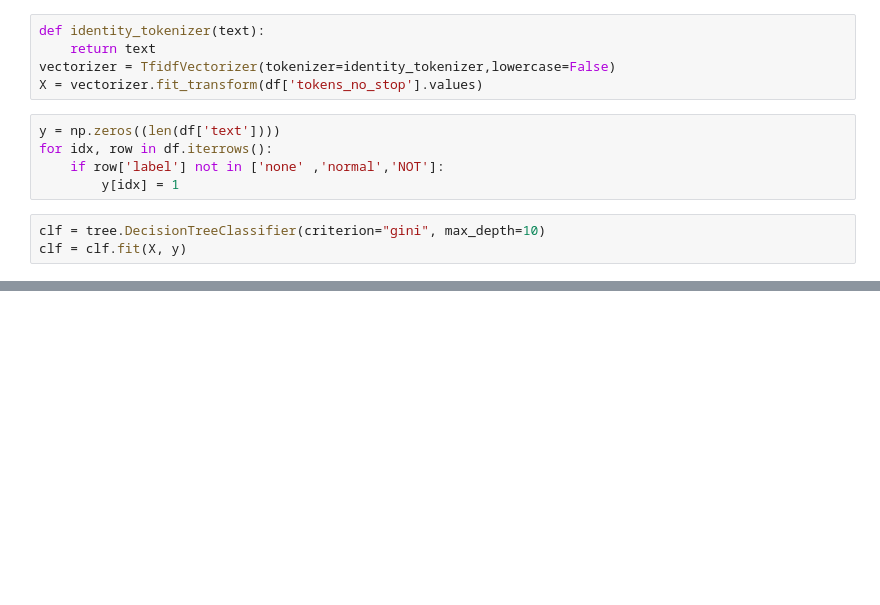
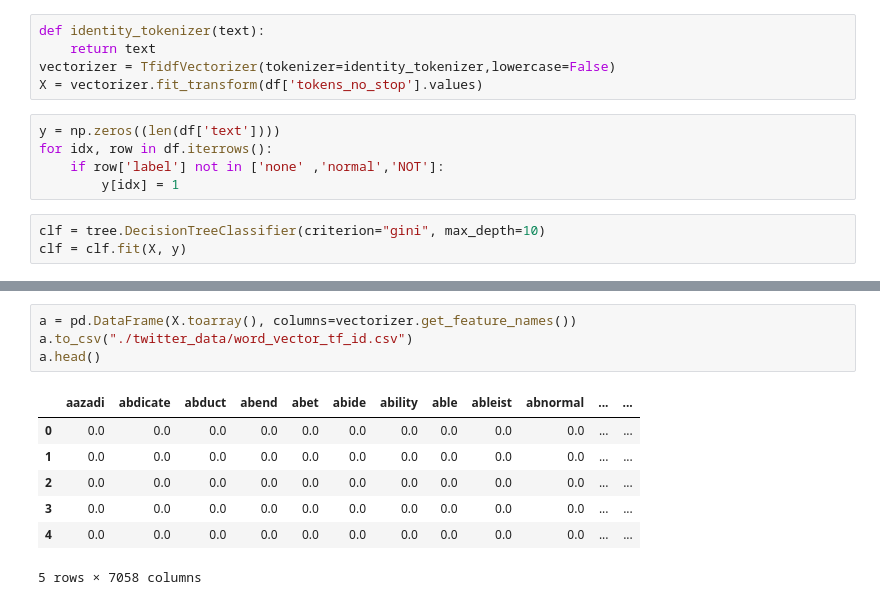
Before and after one commit to fbormann/mineracao-dados, a Jupyter notebook: Decision Tree TFIDF.ipynb, the cells around one changed output, grey strips where cells are left out. Drawn from its saved outputs; the diff is of its cells as text; blank space fills up the shorter version.

```diff
--- a/Decision Tree TFIDF.ipynb
+++ b/Decision Tree TFIDF.ipynb
@@ -78,0 +81,12 @@ Variable: next                 Importance: 0.0041095717
+# %%
+a = pd.DataFrame(X.toarray(), columns=vectorizer.get_feature_names())
+a.to_csv("./twitter_data/word_vector_tf_id.csv")
+a.head()
+# %% [output]
+|  | aazadi | abdicate | abduct | abend | abet | abide | ability | able | ableist | abnormal | ... | ... |
+| 0 | 0.0 | 0.0 | 0.0 | 0.0 | 0.0 | 0.0 | 0.0 | 0.0 | 0.0 | 0.0 | ... | ... |
+| 1 | 0.0 | 0.0 | 0.0 | 0.0 | 0.0 | 0.0 | 0.0 | 0.0 | 0.0 | 0.0 | ... | ... |
+| 2 | 0.0 | 0.0 | 0.0 | 0.0 | 0.0 | 0.0 | 0.0 | 0.0 | 0.0 | 0.0 | ... | ... |
+| 3 | 0.0 | 0.0 | 0.0 | 0.0 | 0.0 | 0.0 | 0.0 | 0.0 | 0.0 | 0.0 | ... | ... |
+| 4 | 0.0 | 0.0 | 0.0 | 0.0 | 0.0 | 0.0 | 0.0 | 0.0 | 0.0 | 0.0 | ... | ... |
+5 rows × 7058 columns
```
Also changed, not shown: parts of 6 cells of this notebook, 4 other files.
